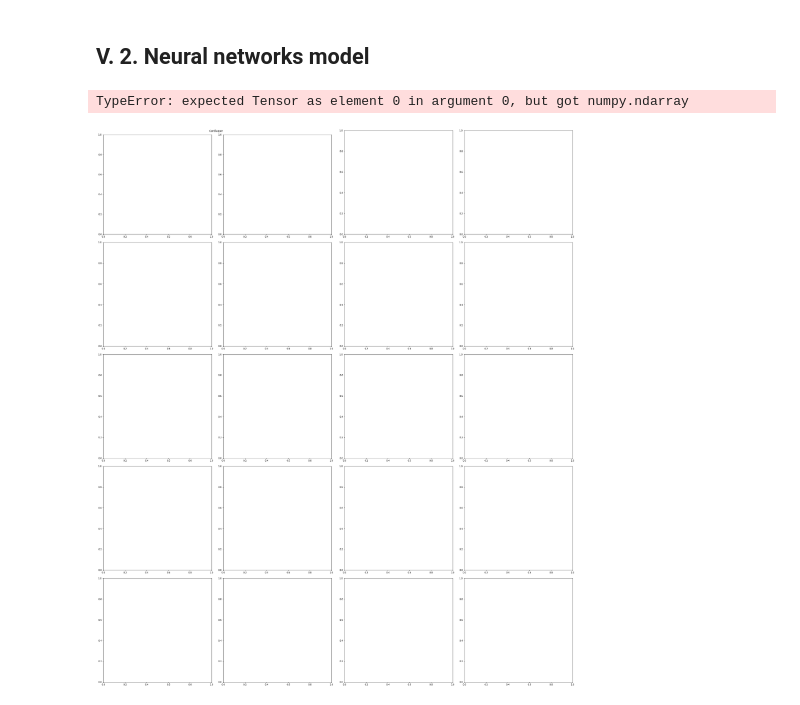
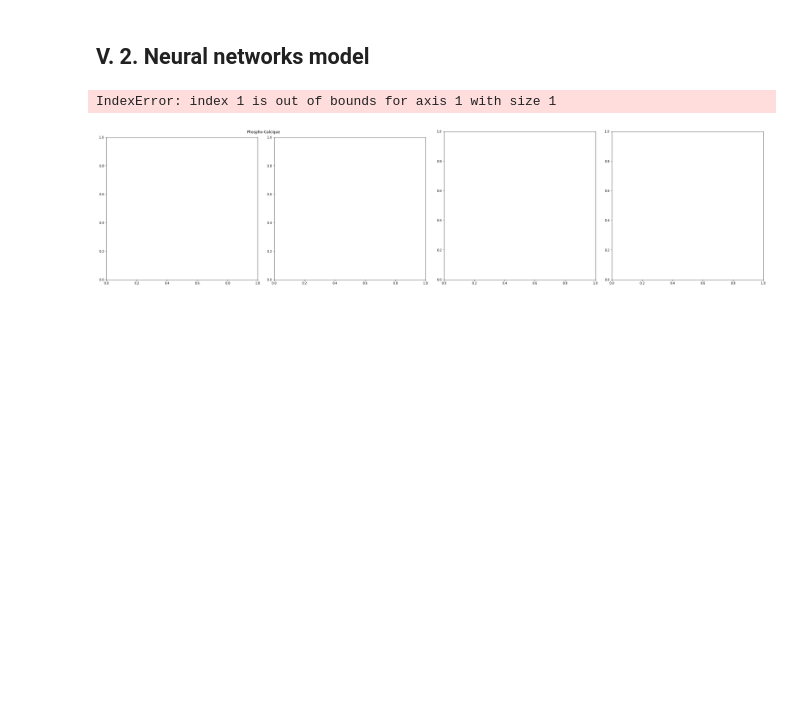
Before and after one commit to alibell/biologyOrderPredictor, a Jupyter notebook: Project_Report.ipynb, the cells around one changed output. Saved outputs shown, nothing was run; the diff lists cells and outputs as text; code cells hidden in the pictures; blank space fills up the shorter version.

```diff
--- a/Project_Report.ipynb
+++ b/Project_Report.ipynb
@@ -478,5 +486,5 @@ torch_sklearn_classifiers = fit_all_classifiers(
 # %%
-display_model_performances(torch_sklearn_classifiers, X_test, y_test[labels], threshold=0.5, algorithm_name="MLP", ncols=2)
+display_model_performances(torch_sklearn_classifiers, X_test, y_test.iloc[:,-1], threshold=0.5, algorithm_name="MLP", ncols=2)
 # %% [output]
-TypeError: expected Tensor as element 0 in argument 0, but got numpy.ndarray
+IndexError: index 1 is out of bounds for axis 1 with size 1
-[figure, old version]
+[figure, new version]
```
Also changed, not shown: parts of 3 cells of this notebook, 2 other files.
